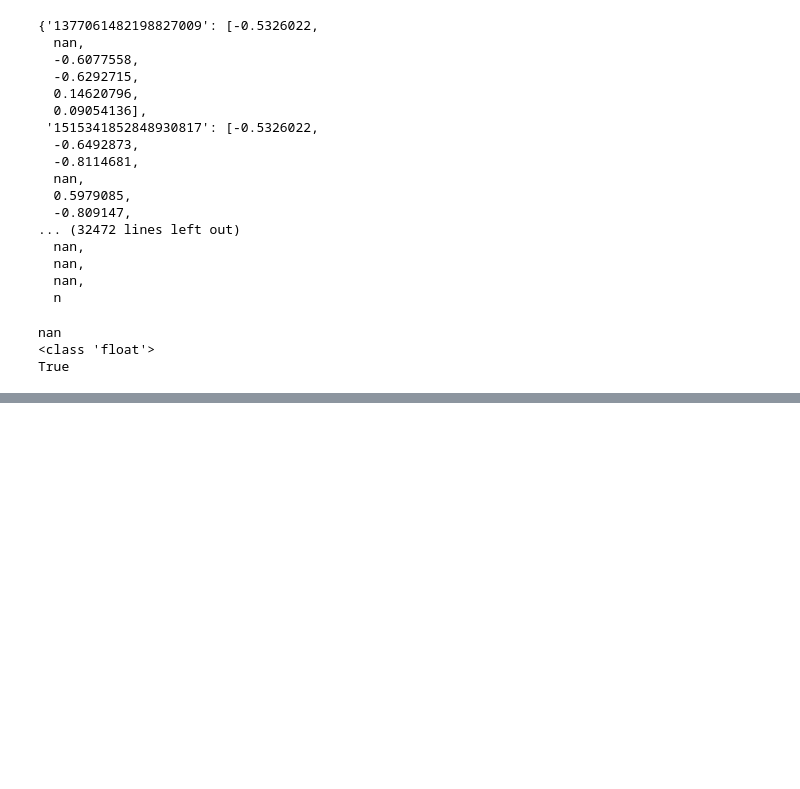
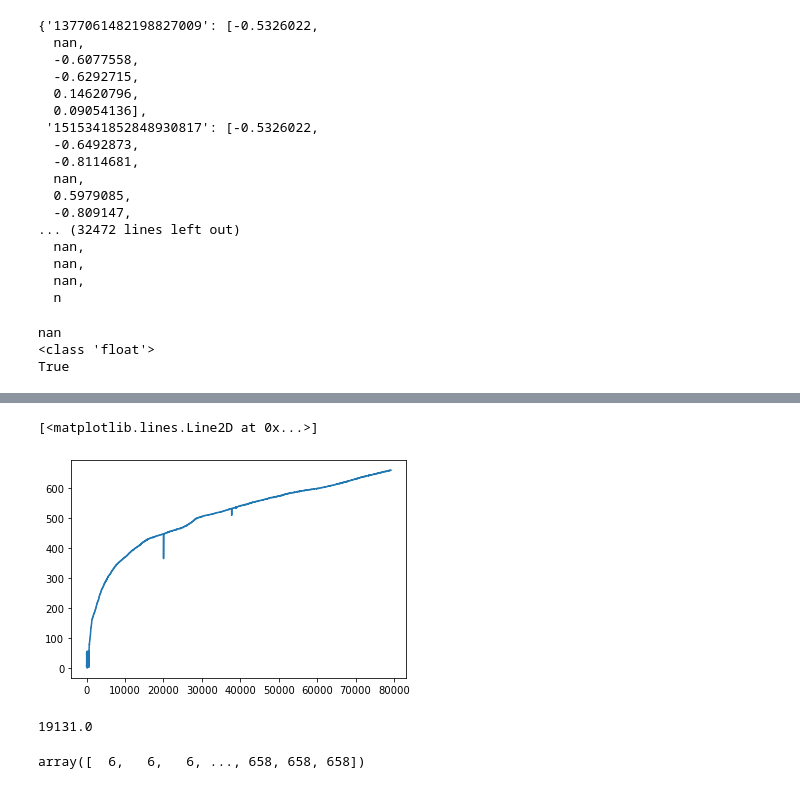
Before and after one commit to SnoozingJellyfish/communitynotes, a Jupyter notebook: note_analysis.ipynb, the cells around one changed output, grey strips where cells are left out. Drawn from its saved outputs; the diff is of its cells as text; code cells hidden in the pictures; blank space fills up the shorter version.

```diff
--- a/note_analysis.ipynb
+++ b/note_analysis.ipynb
@@ -397,0 +432,20 @@ True
+# %%
+oldest_create_date = np.min(create) / 1000 / 60 / 60 // 24
+from_oldest_create_date = np.empty(create.shape, dtype=int)
+
+for i, c in enumerate(create):
+    create_date = c / 1000 / 60 / 60 // 24
+    from_oldest_create_date[i] = create_date - oldest_create_date
+
+plt.plot(from_oldest_create_date)
+# %% [output]
+[<matplotlib.lines.Line2D at 0x...>]
+[figure, added]
+# %%
+oldest_create_date
+# %% [output]
+19131.0
+# %%
+from_oldest_create_date
+# %% [output]
+array([  6,   6,   6, ..., 658, 658, 658])
```
Also changed, not shown: parts of 9 cells of this notebook.
